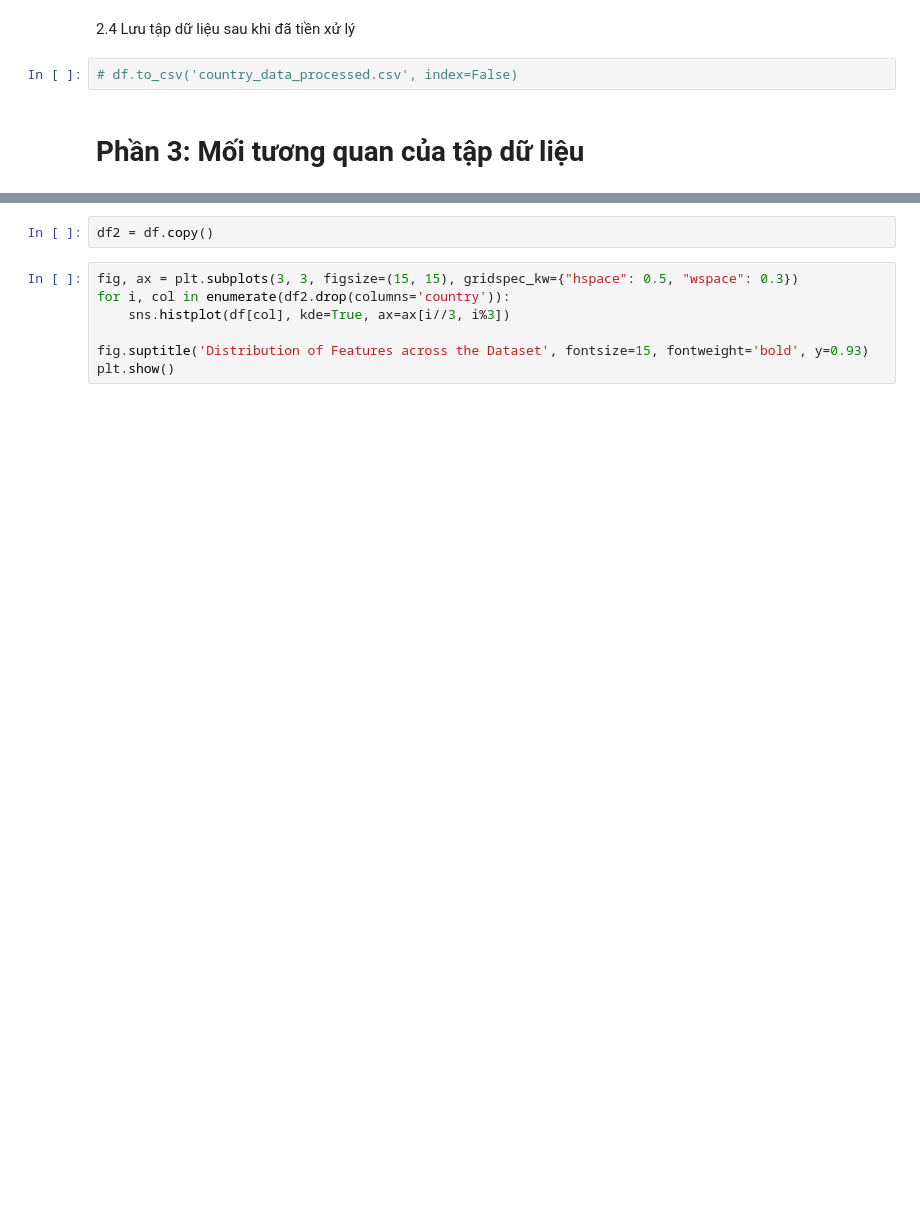
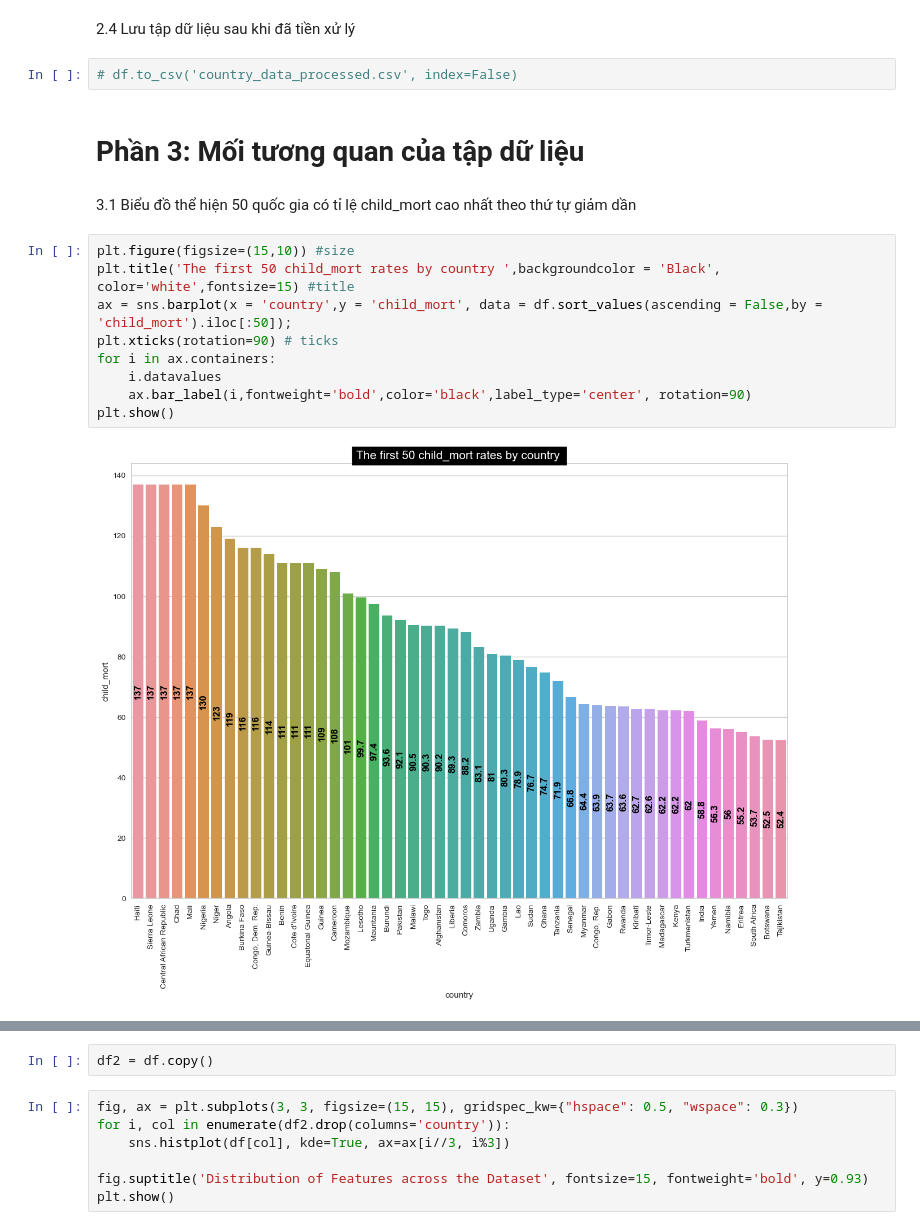
Before and after one commit to minhkhanh-coder/machine-learning-1, a Jupyter notebook: unsupervised learning/unsupervised_learning.ipynb, the cells around one changed output, grey strips where cells are left out. Cells and saved outputs as stored; diff of their text form; blank space fills up the shorter version.

```diff
--- a/unsupervised learning/unsupervised_learning.ipynb
+++ b/unsupervised learning/unsupervised_learning.ipynb
@@ -330,3 +341,16 @@ plt.show()
 # df.to_csv('country_data_processed.csv', index=False)
 # %% [markdown]
 # Phần 3: Mối tương quan của tập dữ liệu
+# %% [markdown]
+3.1 Biểu đồ thể hiện 50 quốc gia có tỉ lệ child_mort cao nhất theo thứ tự giảm dần
+# %%
+plt.figure(figsize=(15,10)) #size
+plt.title('The first 50 child_mort rates by country ',backgroundcolor = 'Black', color='white',fontsize=15) #title
+ax = sns.barplot(x = 'country',y = 'child_mort', data = df.sort_values(ascending = False,by = 'child_mort').iloc[:50]);
+plt.xticks(rotation=90) # ticks
+for i in ax.containers:
+    i.datavalues
+    ax.bar_label(i,fontweight='bold',color='black',label_type='center', rotation=90)
+plt.show()
+# %% [output]
+[figure, added]
```
Also changed, not shown: parts of 39 cells of this notebook, 1 other file.
